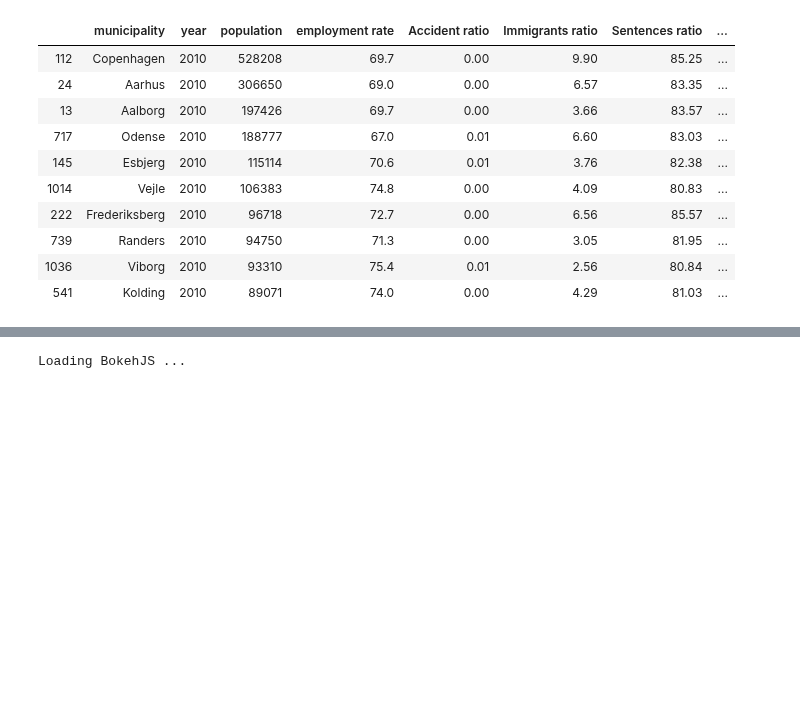
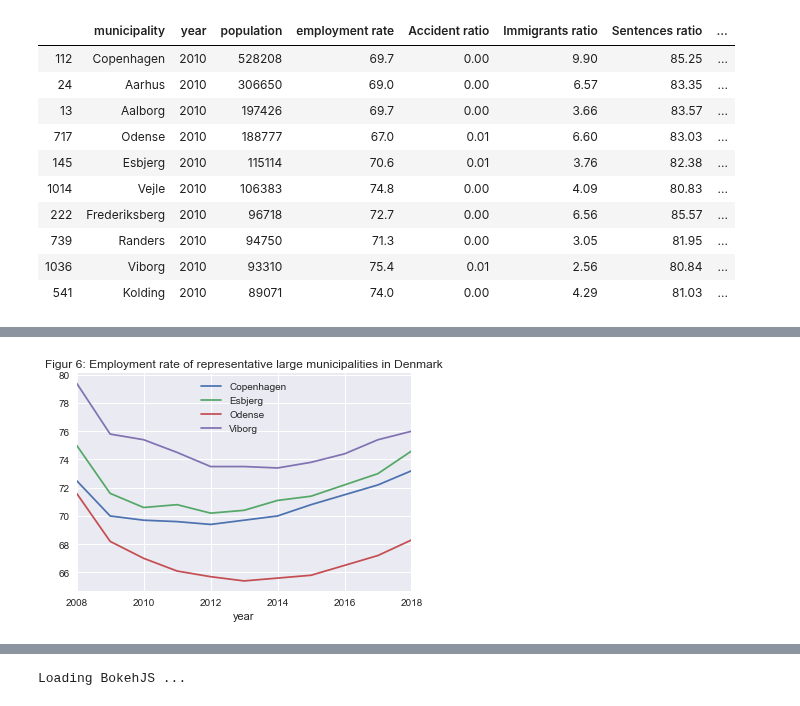
Before and after one commit to Rapyki/projects-2020-slangerne, a Jupyter notebook: dataproject/dataprojecthen.ipynb, the cells around one changed output, grey strips where cells are left out. Saved outputs shown, nothing was run; the diff lists cells and outputs as text; code cells hidden in the pictures; blank space fills up the shorter version.

```diff
--- a/dataproject/dataprojecthen.ipynb
+++ b/dataproject/dataprojecthen.ipynb
@@ -536,0 +552,12 @@ The municipalities with the 75 percentile observed employment rate:
+# %%
+#Here we constructs different graphs to see the immediate relations and development of the variables
+
+Employment_municipalities_large = Table2[Table2['municipality'].isin(['Odense', 'Viborg', 'Esbjerg', 'Copenhagen', 'Esbjerg'])]
+
+def plot(fig):
+    fig_employ_muni = fig.set_index('year')
+    fig_employ_muni.groupby(['municipality'])['employment rate'].plot(legend=True, grid=True, title='Figur 6: Employment rate of representative large municipalities in Denmark');
+
+plot(Employment_municipalities_large)
+# %% [output]
+[figure, added]
```
Also changed, not shown: parts of 11 cells of this notebook.
